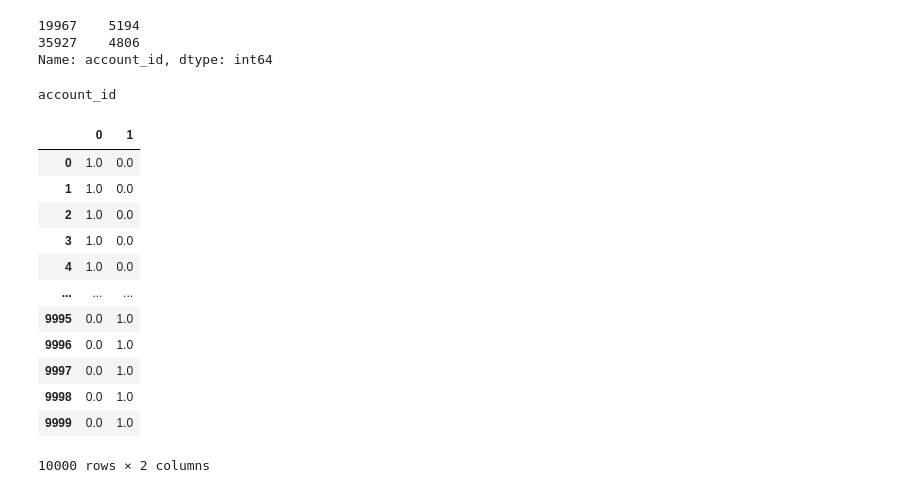
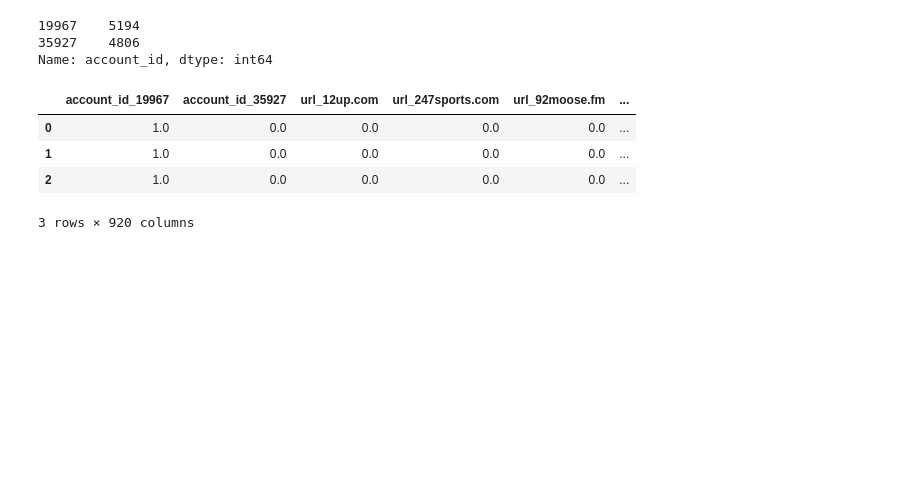
Before and after one commit to cipher982/GNN-playground, a Jupyter notebook: gnn_v1.ipynb, the cells around one changed output. Drawn from its saved outputs; the diff is of its cells as text; code cells hidden in the pictures; blank space fills up the shorter version.

```diff
--- a/gnn_v1.ipynb
+++ b/gnn_v1.ipynb
@@ -161,28 +161,17 @@ Name: account_id, dtype: int64
 # %%
 from sklearn.preprocessing import OneHotEncoder
 feature_cols = ["account_id", "url", "referrer_url", "city_code", "state_code", "dma_code", "country_code"]
 
-encoder_list = []
-for feature in feature_cols:
-    print(feature)
-    enc = OneHotEncoder(handle_unknown='ignore')
-    enc_df = pd.DataFrame(enc.fit_transform(sizmek[[feature]]).toarray())
-    break
-
-enc_df
+encoder = OneHotEncoder(handle_unknown="ignore")
+enc_df = pd.DataFrame(
+    encoder.fit_transform(sizmek[feature_cols]).toarray(),
+    columns=encoder.get_feature_names(feature_cols)
+)
+enc_df.head(3)
 # %% [output]
+|  | account_id_19967 | account_id_35927 | url_12up.com | url_247sports.com | url_92moose.fm | ... |
+| 0 | 1.0 | 0.0 | 0.0 | 0.0 | 0.0 | ... |
+| 1 | 1.0 | 0.0 | 0.0 | 0.0 | 0.0 | ... |
+| 2 | 1.0 | 0.0 | 0.0 | 0.0 | 0.0 | ... |
-account_id
+3 rows × 920 columns
-|  | 0 | 1 |
-| 0 | 1.0 | 0.0 |
-| 1 | 1.0 | 0.0 |
-| 2 | 1.0 | 0.0 |
-| 3 | 1.0 | 0.0 |
-| 4 | 1.0 | 0.0 |
-| ... | ... | ... |
-| 9995 | 0.0 | 1.0 |
-| 9996 | 0.0 | 1.0 |
-| 9997 | 0.0 | 1.0 |
-| 9998 | 0.0 | 1.0 |
-| 9999 | 0.0 | 1.0 |
-10000 rows × 2 columns
 # %%
```
Also changed, not shown: parts of 15 cells of this notebook, 1 other file.
